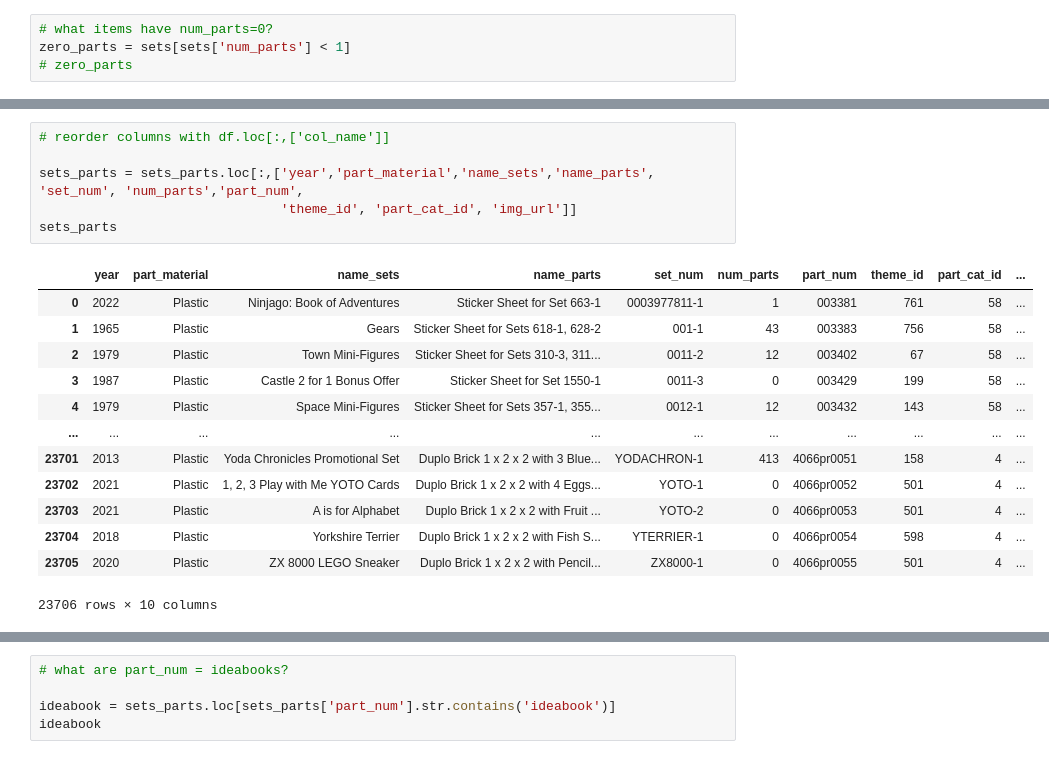
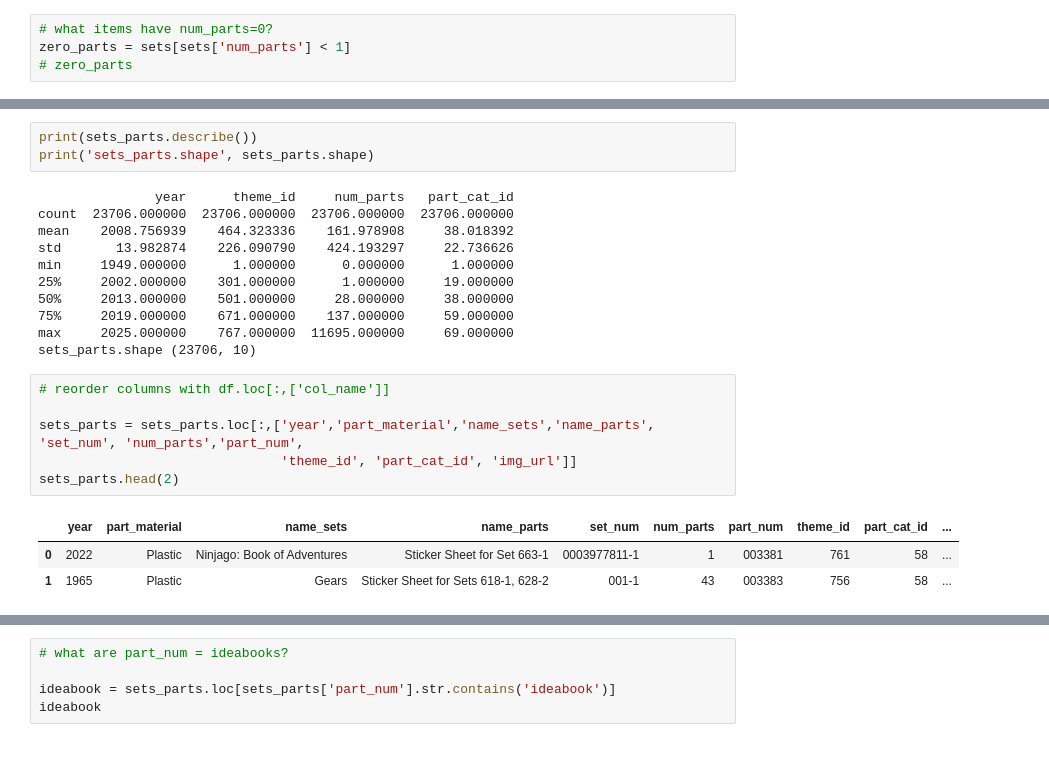
Before and after one commit to slp22/portfolio, a Jupyter notebook: lego_eda.ipynb, the cells around one changed output, grey strips where cells are left out. Cells and saved outputs as stored; diff of their text form.

```diff
--- a/lego_eda.ipynb
+++ b/lego_eda.ipynb
@@ -191,20 +164,24 @@ sets_parts.shape (23706, 10)
+# %%
+print(sets_parts.describe())
+print('sets_parts.shape', sets_parts.shape)
+# %% [output]
+               year      theme_id     num_parts   part_cat_id
+count  23706.000000  23706.000000  23706.000000  23706.000000
+mean    2008.756939    464.323336    161.978908     38.018392
+std       13.982874    226.090790    424.193297     22.736626
+min     1949.000000      1.000000      0.000000      1.000000
+25%     2002.000000    301.000000      1.000000     19.000000
+50%     2013.000000    501.000000     28.000000     38.000000
+75%     2019.000000    671.000000    137.000000     59.000000
+max     2025.000000    767.000000  11695.000000     69.000000
+sets_parts.shape (23706, 10)
 # %%
 # reorder columns with df.loc[:,['col_name']]
 
 sets_parts = sets_parts.loc[:,['year','part_material','name_sets','name_parts',   'set_num', 'num_parts','part_num',
                                'theme_id', 'part_cat_id', 'img_url']]
-sets_parts
+sets_parts.head(2)
 # %% [output]
 |  | year | part_material | name_sets | name_parts | set_num | num_parts | part_num | theme_id | part_cat_id | ... |
 | 0 | 2022 | Plastic | Ninjago: Book of Adventures | Sticker Sheet for Set 663-1 | 0003977811-1 | 1 | 003381 | 761 | 58 | ... |
 | 1 | 1965 | Plastic | Gears | Sticker Sheet for Sets 618-1, 628-2 | 001-1 | 43 | 003383 | 756 | 58 | ... |
-| 2 | 1979 | Plastic | Town Mini-Figures | Sticker Sheet for Sets 310-3, 311... | 0011-2 | 12 | 003402 | 67 | 58 | ... |
-| 3 | 1987 | Plastic | Castle 2 for 1 Bonus Offer | Sticker Sheet for Set 1550-1 | 0011-3 | 0 | 003429 | 199 | 58 | ... |
-| 4 | 1979 | Plastic | Space Mini-Figures | Sticker Sheet for Sets 357-1, 355... | 0012-1 | 12 | 003432 | 143 | 58 | ... |
-| ... | ... | ... | ... | ... | ... | ... | ... | ... | ... | ... |
-| 23701 | 2013 | Plastic | Yoda Chronicles Promotional Set | Duplo Brick 1 x 2 x 2 with 3 Blue... | YODACHRON-1 | 413 | 4066pr0051 | 158 | 4 | ... |
-| 23702 | 2021 | Plastic | 1, 2, 3 Play with Me YOTO Cards | Duplo Brick 1 x 2 x 2 with 4 Eggs... | YOTO-1 | 0 | 4066pr0052 | 501 | 4 | ... |
-| 23703 | 2021 | Plastic | A is for Alphabet | Duplo Brick 1 x 2 x 2 with Fruit ... | YOTO-2 | 0 | 4066pr0053 | 501 | 4 | ... |
-| 23704 | 2018 | Plastic | Yorkshire Terrier | Duplo Brick 1 x 2 x 2 with Fish S... | YTERRIER-1 | 0 | 4066pr0054 | 598 | 4 | ... |
-| 23705 | 2020 | Plastic | ZX 8000 LEGO Sneaker | Duplo Brick 1 x 2 x 2 with Pencil... | ZX8000-1 | 0 | 4066pr0055 | 501 | 4 | ... |
-23706 rows × 10 columns
```
Also changed, not shown: parts of 39 cells of this notebook.
